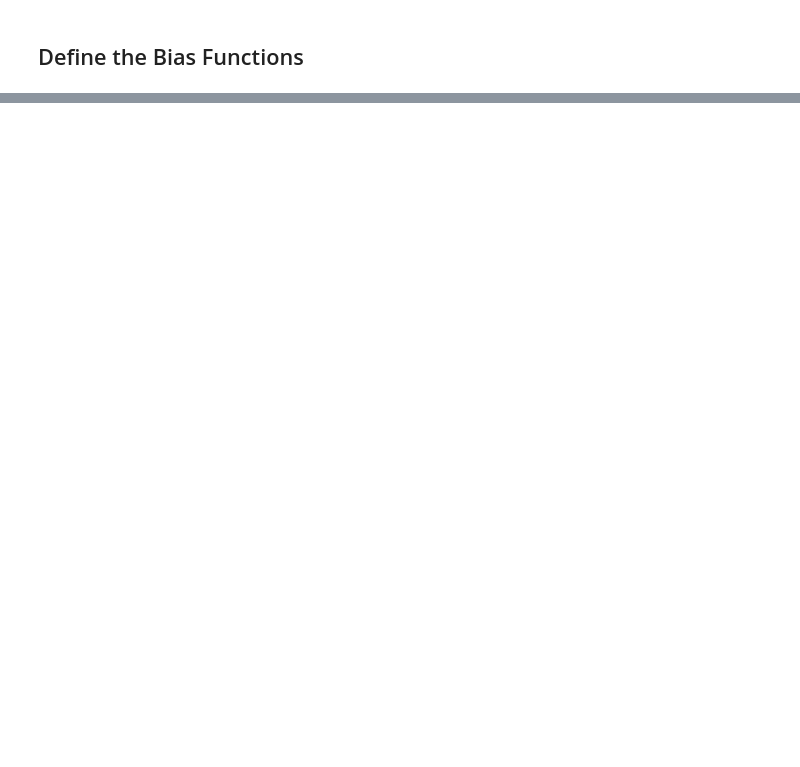
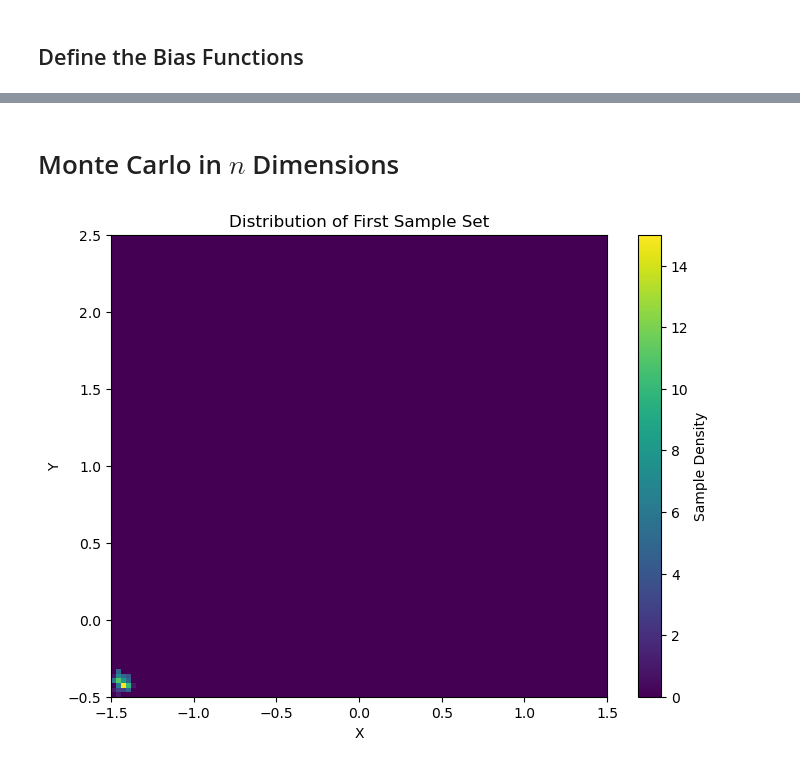
Before and after one commit to abrahmasandra/MENG255UmbrellaSampling, a Jupyter notebook: umbsampling_2d.ipynb, the cells around one changed output, grey strips where cells are left out. Saved outputs shown, nothing was run; the diff lists cells and outputs as text; code cells hidden in the pictures; blank space fills up the shorter version.

Commit message:
generalized multi dimension sampling ?

```diff
--- a/umbsampling_2d.ipynb
+++ b/umbsampling_2d.ipynb
@@ -173,0 +252,20 @@ plot_muller_brown_potential_2d(resolution=200, show_contours=True)
+# %%
+Nwindows = 50
+k = 2500
+
+x_range=(-1.5, 1.5)
+y_range=(-0.5, 2.5)
+
+centers = np.zeros((2, Nwindows))
+centers[0] = np.linspace(*x_range, Nwindows)
+centers[1] = np.linspace(*y_range, Nwindows)
+
+bias_functions = create_biases(centers, k)
+# %%
+for i in (3, 7):
+    for j in (4, 7):
+        plot_2d_potential(
+            bias_functions[i][j],
+            x_range,
+            y_range
+        )
@@ -173,0 +277,2 @@ plot_muller_brown_potential_2d(resolution=200, show_contours=True)
+# %% [markdown]
+# Monte Carlo in $n$ Dimensions
@@ -173,0 +371,14 @@ plot_muller_brown_potential_2d(resolution=200, show_contours=True)
+# %%
+T = 298 # K
+kB = 1.38064852e-2 # Boltzmann constant (zJ/K)
+beta = 1 / (kB * T)
+printModulus = 10 # frequency of prints to screen
+writeModulus = 10  # frequency of writes to file
+dispSize = 0.05
+nSweeps = 100 # number of MC sweeps
+dimensions = 2
+
+mimima = [x_range[0], y_range[0]]
+maxima = [x_range[1], y_range[1]]
+# %%
+samples = monte_carlo_sampling(bias_functions, muller_brown_potential, dimensions, mimima, maxima, Nwindows, nSweeps, beta, dispSize)
@@ -173,0 +422,13 @@ plot_muller_brown_potential_2d(resolution=200, show_contours=True)
+# %%
+# Extract the very first sample set
+first_sample_set = samples[0][0]  # Shape: (nSweeps, 2)
+
+# Plot the distribution
+plot_sample_distribution(
+    first_sample_set,
+    x_range=x_range,
+    y_range=y_range,
+    title="Distribution of First Sample Set"
+)
+# %% [output]
+[figure, added]
```
Also changed, not shown: parts of 9 cells of this notebook.
